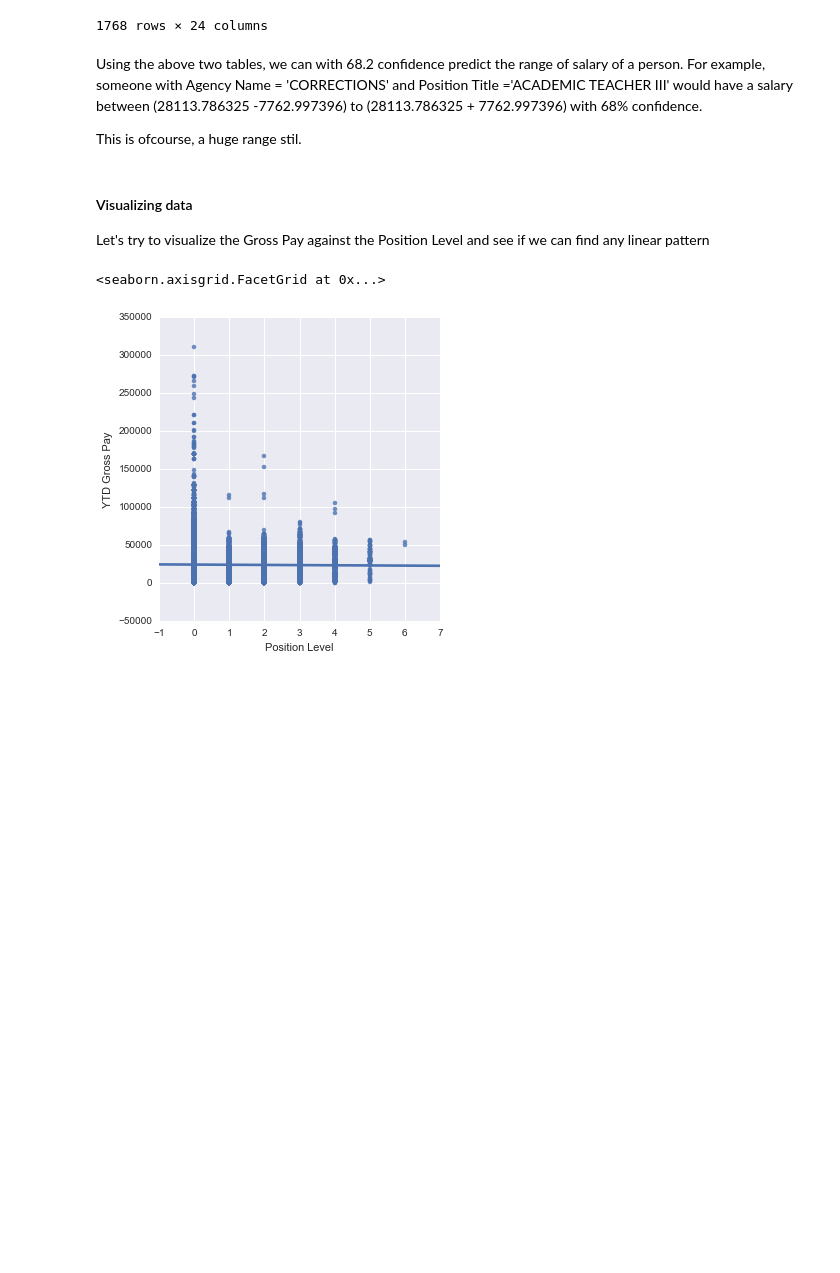
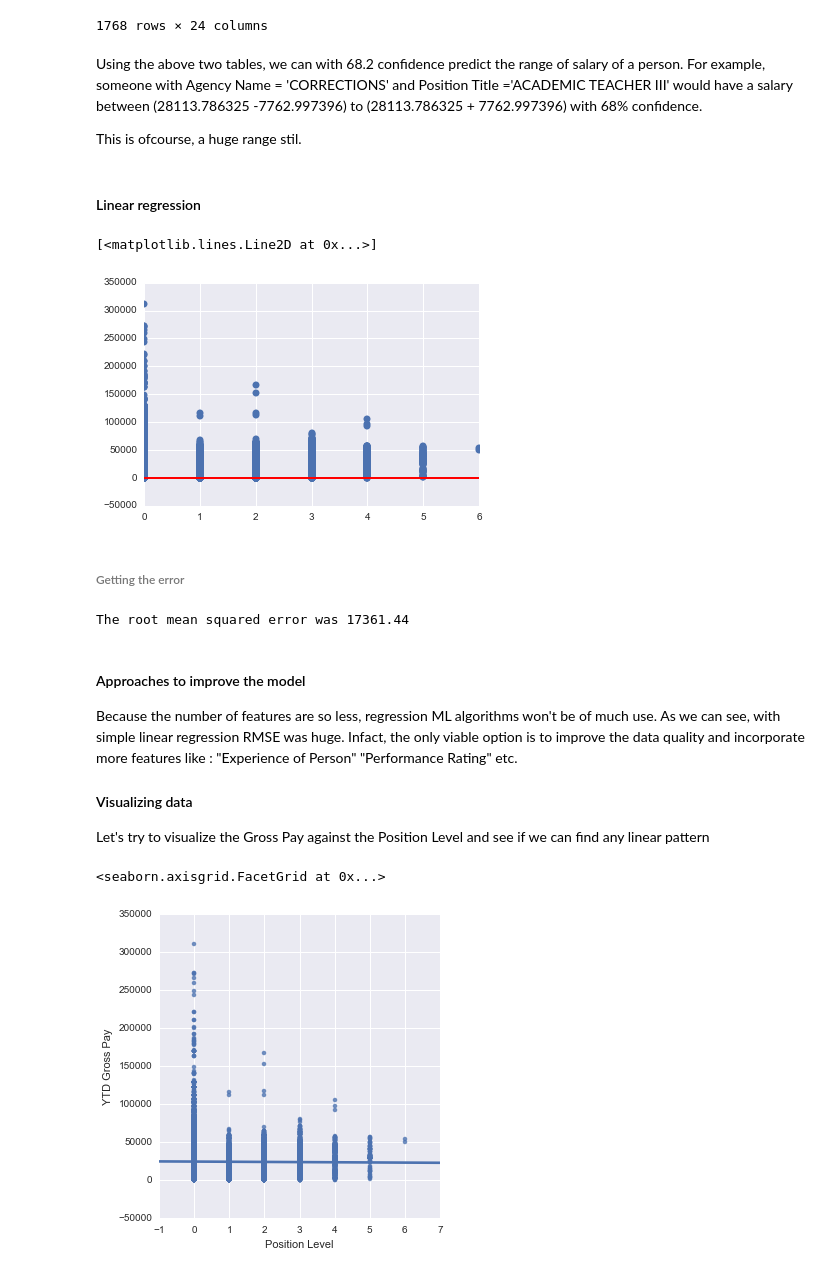
Before and after one commit to eggman89/iPythonNotebooks, a Jupyter notebook: State of Missour - Salary/2015 - State of Missouri.ipynb, the cells around one changed output. Drawn from its saved outputs; the diff is of its cells as text; code cells hidden in the pictures; blank space fills up the shorter version.

```diff
--- a/State of Missour - Salary/2015 - State of Missouri.ipynb
+++ b/State of Missour - Salary/2015 - State of Missouri.ipynb
@@ -271,7 +265,45 @@ For example, someone with Agency Name = 'CORRECTIONS' and Position Title ='ACADE
 would have a salary between (28113.786325 -7762.997396) to  (28113.786325 + 7762.997396) with 68% confidence.
 
 This is ofcourse, a huge range stil.
+# %% [markdown]
+#### Linear regression
+# %%
+X = np.vstack(salary_cond_df['Position Level'])
+X = np.array( [ [value,1] for value in X ] )
+Y = salary_cond_df['YTD Gross Pay']
+# Now get out m and b values for our best fit line
+m, b = np.linalg.lstsq(X, Y)[0]
+# %%
+# First the original points
+plt.plot(salary_cond_df['Position Level'],salary_cond_df['YTD Gross Pay'],'o')
+
+# Next the best fit line
+x= salary_cond_df['Position Level']
+plt.plot(x, m*x + b,'r',label='Best Fit Line')
+# %% [output]
+[<matplotlib.lines.Line2D at 0x...>]
+[figure, added]
+# %% [markdown]
+###### Getting the error
+# %%
+# Get the resulting array
+result = np.linalg.lstsq(X,Y)
+
+# Get the total error
+error_total = result[1]
+
+# Get the root mean square error
+rmse = np.sqrt(error_total/len(X) )
+
+# Print
+print "The root mean squared error was %.2f " %rmse
+# %% [output]
+The root mean squared error was 17361.44
 # %% [markdown]
+#### Approaches to improve the model
+
+Because the number of features are so less, regression ML algorithms won't be of much use. As we can see, with simple linear regression RMSE was huge. Infact, the only viable option is to improve the data quality and incorporate more features like : "Experience of Person" "Performance Rating" etc.
+
 #### Visualizing data
 Let's try to visualize the Gross Pay against the Position Level and see if we can find any linear pattern
 # %%
```
Also changed, not shown: parts of 3 cells of this notebook.
